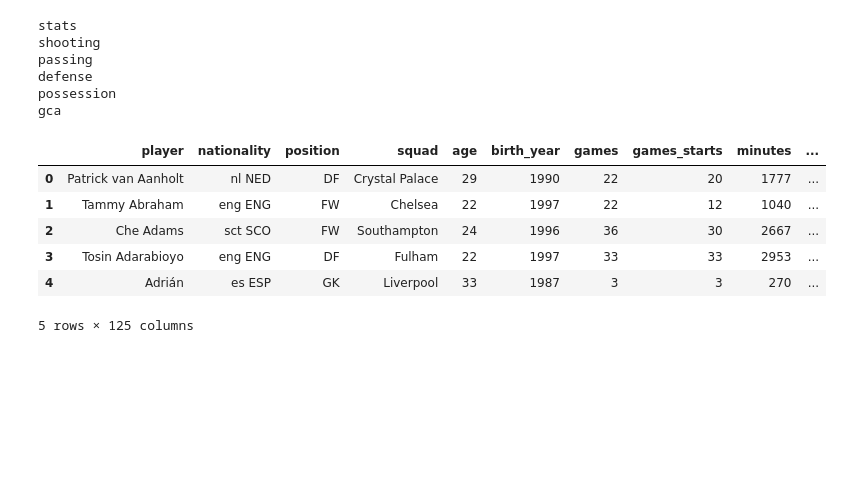
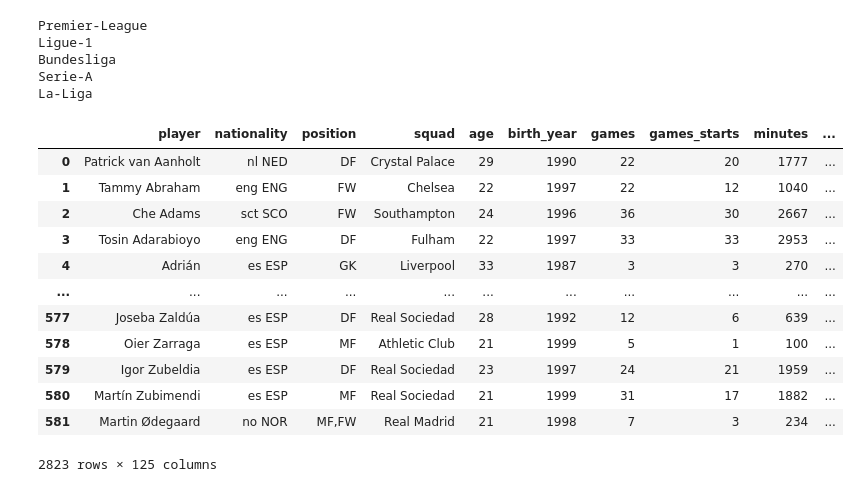
Before and after one commit to shreyansh273/Football-Scouting, a Jupyter notebook: Player_stats.ipynb, the cells around one changed output. Drawn from its saved outputs; the diff is of its cells as text; code cells hidden in the pictures; blank space fills up the shorter version.

```diff
--- a/Player_stats.ipynb
+++ b/Player_stats.ipynb
@@ -48,23 +49,32 @@ def get_player_stats(league):
     combined_table = pd.concat([combined_table, df[2]], axis=1)
     combined_table = combined_table.loc[:,~combined_table.columns.duplicated()]
   return combined_table
-# %%
-player_stats = get_player_stats('Premier-League')
-# %% [output]
-stats
-shooting
-passing
-defense
-possession
-gca
-# %%
-player_stats.head()
-# %% [output]
-|  | player | nationality | position | squad | age | birth_year | games | games_starts | minutes | ... |
-| 0 | Patrick van Aanholt | nl NED | DF | Crystal Palace | 29 | 1990 | 22 | 20 | 1777 | ... |
-| 1 | Tammy Abraham | eng ENG | FW | Chelsea | 22 | 1997 | 22 | 12 | 1040 | ... |
-| 2 | Che Adams | sct SCO | FW | Southampton | 24 | 1996 | 36 | 30 | 2667 | ... |
-| 3 | Tosin Adarabioyo | eng ENG | DF | Fulham | 22 | 1997 | 33 | 33 | 2953 | ... |
-| 4 | Adrián | es ESP | GK | Liverpool | 33 | 1987 | 3 | 3 | 270 | ... |
-5 rows × 125 columns
+# %%
+all_player_stats = pd.DataFrame(columns=['player'])
+for i in range(len(leagues)):
+  print(leagues[i][1])
+  player_stats = get_player_stats(leagues[i])
+  all_player_stats = all_player_stats.append(player_stats)
+# %% [output]
+Premier-League
+Ligue-1
+Bundesliga
+Serie-A
+La-Liga
+# %%
+all_player_stats
+# %% [output]
+|  | player | nationality | position | squad | age | birth_year | games | games_starts | minutes | ... |
+| 0 | Patrick van Aanholt | nl NED | DF | Crystal Palace | 29 | 1990 | 22 | 20 | 1777 | ... |
+| 1 | Tammy Abraham | eng ENG | FW | Chelsea | 22 | 1997 | 22 | 12 | 1040 | ... |
+| 2 | Che Adams | sct SCO | FW | Southampton | 24 | 1996 | 36 | 30 | 2667 | ... |
+| 3 | Tosin Adarabioyo | eng ENG | DF | Fulham | 22 | 1997 | 33 | 33 | 2953 | ... |
+| 4 | Adrián | es ESP | GK | Liverpool | 33 | 1987 | 3 | 3 | 270 | ... |
+| ... | ... | ... | ... | ... | ... | ... | ... | ... | ... | ... |
+| 577 | Joseba Zaldúa | es ESP | DF | Real Sociedad | 28 | 1992 | 12 | 6 | 639 | ... |
+| 578 | Oier Zarraga | es ESP | MF | Athletic Club | 21 | 1999 | 5 | 1 | 100 | ... |
+| 579 | Igor Zubeldia | es ESP | DF | Real Sociedad | 23 | 1997 | 24 | 21 | 1959 | ... |
+| 580 | Martín Zubimendi | es ESP | MF | Real Sociedad | 21 | 1999 | 31 | 17 | 1882 | ... |
+| 581 | Martin Ødegaard | no NOR | MF,FW | Real Madrid | 21 | 1998 | 7 | 3 | 234 | ... |
+2823 rows × 125 columns
 # %%
```
Also changed, not shown: parts of 5 cells of this notebook.
